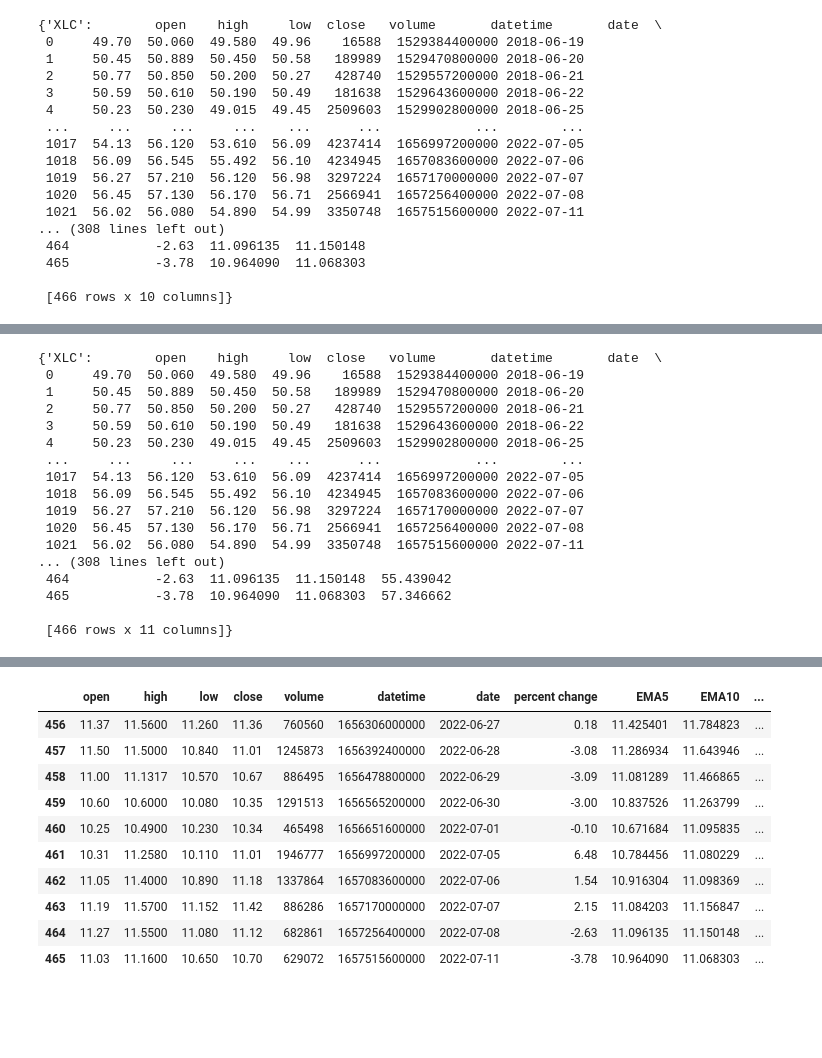
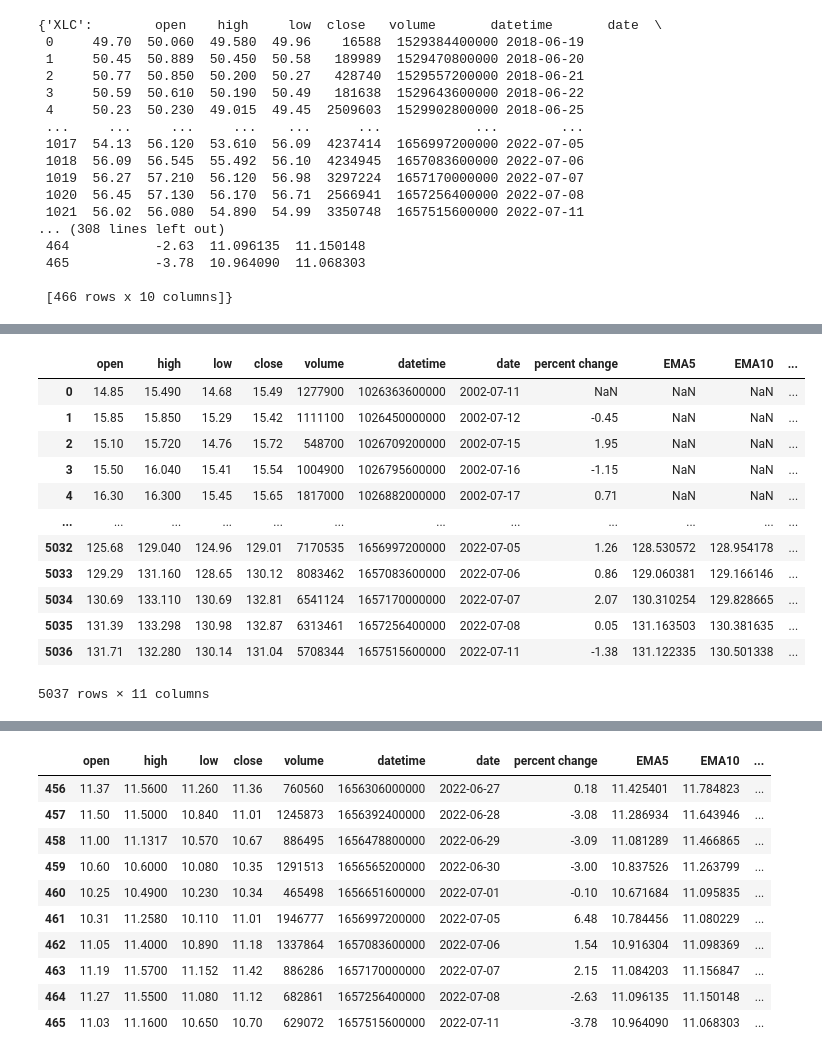
Before and after one commit to CodeCerebro/tpa, a Jupyter notebook: tda.ipynb, the cells around one changed output, grey strips where cells are left out. Saved outputs shown, nothing was run; the diff lists cells and outputs as text; code cells hidden in the pictures; blank space fills up the shorter version.

```diff
--- a/tda.ipynb
+++ b/tda.ipynb
@@ -232,23 +252,19 @@ daily_ret = RSI(hp_df)
 # %%
-hp_df
+hp_df['xlk'.upper()]
 # %% [output]
+|  | open | high | low | close | volume | datetime | date | percent change | EMA5 | EMA10 | ... |
+| 0 | 14.85 | 15.490 | 14.68 | 15.49 | 1277900 | 1026363600000 | 2002-07-11 | NaN | NaN | NaN | ... |
+| 1 | 15.85 | 15.850 | 15.29 | 15.42 | 1111100 | 1026450000000 | 2002-07-12 | -0.45 | NaN | NaN | ... |
+| 2 | 15.10 | 15.720 | 14.76 | 15.72 | 548700 | 1026709200000 | 2002-07-15 | 1.95 | NaN | NaN | ... |
+| 3 | 15.50 | 16.040 | 15.41 | 15.54 | 1004900 | 1026795600000 | 2002-07-16 | -1.15 | NaN | NaN | ... |
+| 4 | 16.30 | 16.300 | 15.45 | 15.65 | 1817000 | 1026882000000 | 2002-07-17 | 0.71 | NaN | NaN | ... |
+| ... | ... | ... | ... | ... | ... | ... | ... | ... | ... | ... | ... |
+| 5032 | 125.68 | 129.040 | 124.96 | 129.01 | 7170535 | 1656997200000 | 2022-07-05 | 1.26 | 128.530572 | 128.954178 | ... |
+| 5033 | 129.29 | 131.160 | 128.65 | 130.12 | 8083462 | 1657083600000 | 2022-07-06 | 0.86 | 129.060381 | 129.166146 | ... |
+| 5034 | 130.69 | 133.110 | 130.69 | 132.81 | 6541124 | 1657170000000 | 2022-07-07 | 2.07 | 130.310254 | 129.828665 | ... |
+| 5035 | 131.39 | 133.298 | 130.98 | 132.87 | 6313461 | 1657256400000 | 2022-07-08 | 0.05 | 131.163503 | 130.381635 | ... |
+| 5036 | 131.71 | 132.280 | 130.14 | 131.04 | 5708344 | 1657515600000 | 2022-07-11 | -1.38 | 131.122335 | 130.501338 | ... |
-{'XLC':        open    high     low  close   volume       datetime       date  \
- 0     49.70  50.060  49.580  49.96    16588  1529384400000 2018-06-19
- 1     50.45  50.889  50.450  50.58   189989  1529470800000 2018-06-20
- 2     50.77  50.850  50.200  50.27   428740  1529557200000 2018-06-21
- 3     50.59  50.610  50.190  50.49   181638  1529643600000 2018-06-22
- 4     50.23  50.230  49.015  49.45  2509603  1529902800000 2018-06-25
- ...     ...     ...     ...    ...      ...            ...        ...
- 1017  54.13  56.120  53.610  56.09  4237414  1656997200000 2022-07-05
- 1018  56.09  56.545  55.492  56.10  4234945  1657083600000 2022-07-06
- 1019  56.27  57.210  56.120  56.98  3297224  1657170000000 2022-07-07
- 1020  56.45  57.130  56.170  56.71  2566941  1657256400000 2022-07-08
- 1021  56.02  56.080  54.890  54.99  3350748  1657515600000 2022-07-11
-... (308 lines left out)
- 464           -2.63  11.096135  11.150148  55.439042
- 465           -3.78  10.964090  11.068303  57.346662
-
- [466 rows x 11 columns]}
+5037 rows × 11 columns
 # %%
 # plottinh using matplotlib
 
```
Also changed, not shown: parts of 4 cells of this notebook.
